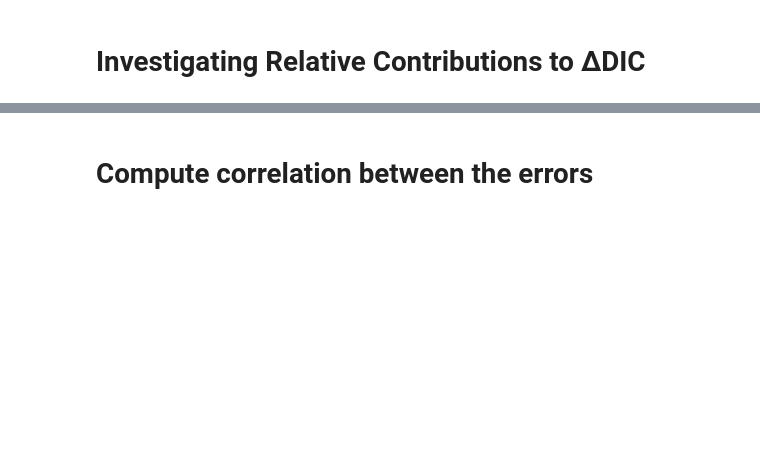
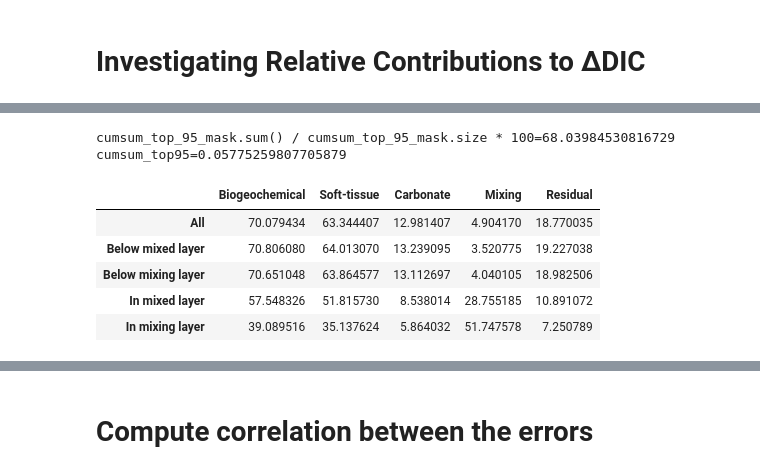
Before and after one commit to OceanParcels/NASTMW_DIC, a Jupyter notebook: analysis/flux_disentanglement.ipynb, the cells around one changed output, grey strips where cells are left out. Drawn from its saved outputs; the diff is of its cells as text; code cells hidden in the pictures; blank space fills up the shorter version.

```diff
--- a/analysis/flux_disentanglement.ipynb
+++ b/analysis/flux_disentanglement.ipynb
@@ -403,6 +221,7 @@ def cumsum_maximum_accounts_for(da, percentage):
     assert percentage >= 0 and percentage <= 1, "Percentage must be between 0 and 1"
     if type(da) == xr.DataArray:
         da = da.values
+    da = da.astype(np.float64)
     arr = da.flatten()
     arr = arr[~np.isnan(arr)]
     arr_sorted = np.sort(arr)[::-1]
@@ -646,0 +313,54 @@ plt.savefig("figures/mean_fluxes.pdf", dpi=300)
+# %%
+cumsum_top95 = cumsum_maximum_accounts_for(all_abs_flux_total, 0.95)
+cumsum_top_95_mask = all_abs_flux_total > cumsum_top95
+print(f"{cumsum_top_95_mask.sum() / cumsum_top_95_mask.size * 100=}")
+print(f"{cumsum_top95=}")
+# %% [output]
+cumsum_top_95_mask.sum() / cumsum_top_95_mask.size * 100=68.03984530816729
+cumsum_top95=0.05775259807705879
+# %%
+df_relabs_all = pd.DataFrame(columns=["Biogeochemical", "Soft-tissue", "Carbonate", "Mixing", "Residual"])
+df_relabs_all.loc["All"] = pd.Series({
+    "Biogeochemical" : (all_abs_flux_bio/all_abs_flux_total)[cumsum_top_95_mask].mean() * 100,
+    "Soft-tissue" : (all_abs_flux_bio_soft/all_abs_flux_total)[cumsum_top_95_mask].mean() * 100,
+    "Carbonate" : (all_abs_flux_bio_carbonate/all_abs_flux_total)[cumsum_top_95_mask].mean() * 100,
+    "Mixing" : (all_abs_flux_mixing/all_abs_flux_total)[cumsum_top_95_mask].mean() * 100,
+    "Residual" : (all_abs_flux_residual/all_abs_flux_total)[cumsum_top_95_mask].mean() * 100
+})
+df_relabs_all.loc["Below mixed layer"] = pd.Series({
+    "Biogeochemical" : (all_abs_flux_bio/all_abs_flux_total)[cumsum_top_95_mask & all_mask_below_mixed].mean() * 100,
+    "Soft-tissue" : (all_abs_flux_bio_soft/all_abs_flux_total)[cumsum_top_95_mask & all_mask_below_mixed].mean() * 100,
+    "Carbonate" : (all_abs_flux_bio_carbonate/all_abs_flux_total)[cumsum_top_95_mask & all_mask_below_mixed].mean() * 100,
+    "Mixing" : (all_abs_flux_mixing/all_abs_flux_total)[cumsum_top_95_mask & all_mask_below_mixed].mean() * 100,
+    "Residual" : (all_abs_flux_residual/all_abs_flux_total)[cumsum_top_95_mask & all_mask_below_mixed].mean() * 100
+})
+df_relabs_all.loc["Below mixing layer"] = pd.Series({
+    "Biogeochemical" : (all_abs_flux_bio/all_abs_flux_total)[cumsum_top_95_mask & all_mask_below_mixing].mean() * 100,
+    "Soft-tissue" : (all_abs_flux_bio_soft/all_abs_flux_total)[cumsum_top_95_mask & all_mask_below_mixing].mean() * 100,
+    "Carbonate" : (all_abs_flux_bio_carbonate/all_abs_flux_total)[cumsum_top_95_mask & all_mask_below_mixing].mean() * 100,
+    "Mixing" : (all_abs_flux_mixing/all_abs_flux_total)[cumsum_top_95_mask & all_mask_below_mixing].mean() * 100,
+    "Residual" : (all_abs_flux_residual/all_abs_flux_total)[cumsum_top_95_mask & all_mask_below_mixing].mean() * 100
+})
+df_relabs_all.loc["In mixed layer"] = pd.Series({
+    "Biogeochemical" : (all_abs_flux_bio/all_abs_flux_total)[cumsum_top_95_mask & all_mask_in_mixed].mean() * 100,
+    "Soft-tissue" : (all_abs_flux_bio_soft/all_abs_flux_total)[cumsum_top_95_mask & all_mask_in_mixed].mean() * 100,
+    "Carbonate" : (all_abs_flux_bio_carbonate/all_abs_flux_total)[cumsum_top_95_mask & all_mask_in_mixed].mean() * 100,
+    "Mixing" : (all_abs_flux_mixing/all_abs_flux_total)[cumsum_top_95_mask & all_mask_in_mixed].mean() * 100,
+    "Residual" : (all_abs_flux_residual/all_abs_flux_total)[cumsum_top_95_mask & all_mask_in_mixed].mean() * 100
+})
+df_relabs_all.loc["In mixing layer"] = pd.Series({
+    "Biogeochemical" : (all_abs_flux_bio/all_abs_flux_total)[cumsum_top_95_mask & all_mask_in_mixing].mean() * 100,
+    "Soft-tissue" : (all_abs_flux_bio_soft/all_abs_flux_total)[cumsum_top_95_mask & all_mask_in_mixing].mean() * 100,
+    "Carbonate" : (all_abs_flux_bio_carbonate/all_abs_flux_total)[cumsum_top_95_mask & all_mask_in_mixing].mean() * 100,
+    "Mixing" : (all_abs_flux_mixing/all_abs_flux_total)[cumsum_top_95_mask & all_mask_in_mixing].mean() * 100,
+    "Residual" : (all_abs_flux_residual/all_abs_flux_total)[cumsum_top_95_mask & all_mask_in_mixing].mean() * 100
+})
+# %%
+df_relabs_all
+# %% [output]
+|  | Biogeochemical | Soft-tissue | Carbonate | Mixing | Residual |
+| All | 70.079434 | 63.344407 | 12.981407 | 4.904170 | 18.770035 |
+| Below mixed layer | 70.806080 | 64.013070 | 13.239095 | 3.520775 | 19.227038 |
+| Below mixing layer | 70.651048 | 63.864577 | 13.112697 | 4.040105 | 18.982506 |
+| In mixed layer | 57.548326 | 51.815730 | 8.538014 | 28.755185 | 10.891072 |
+| In mixing layer | 39.089516 | 35.137624 | 5.864032 | 51.747578 | 7.250789 |
```
Also changed, not shown: parts of 43 cells of this notebook.
